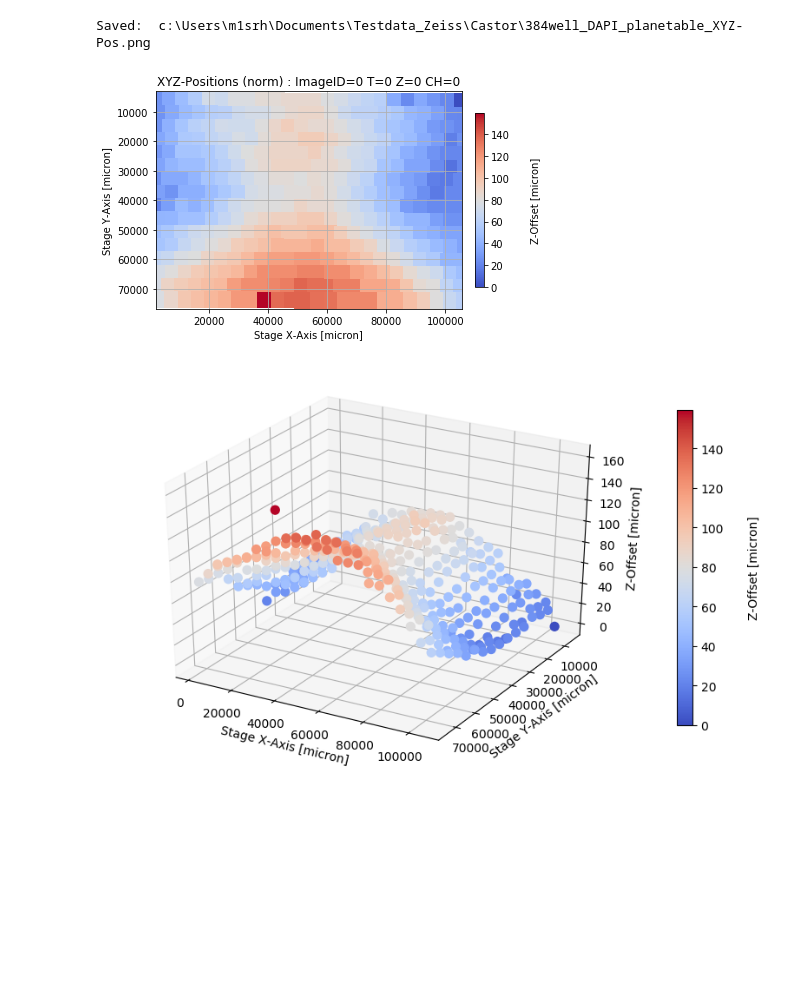
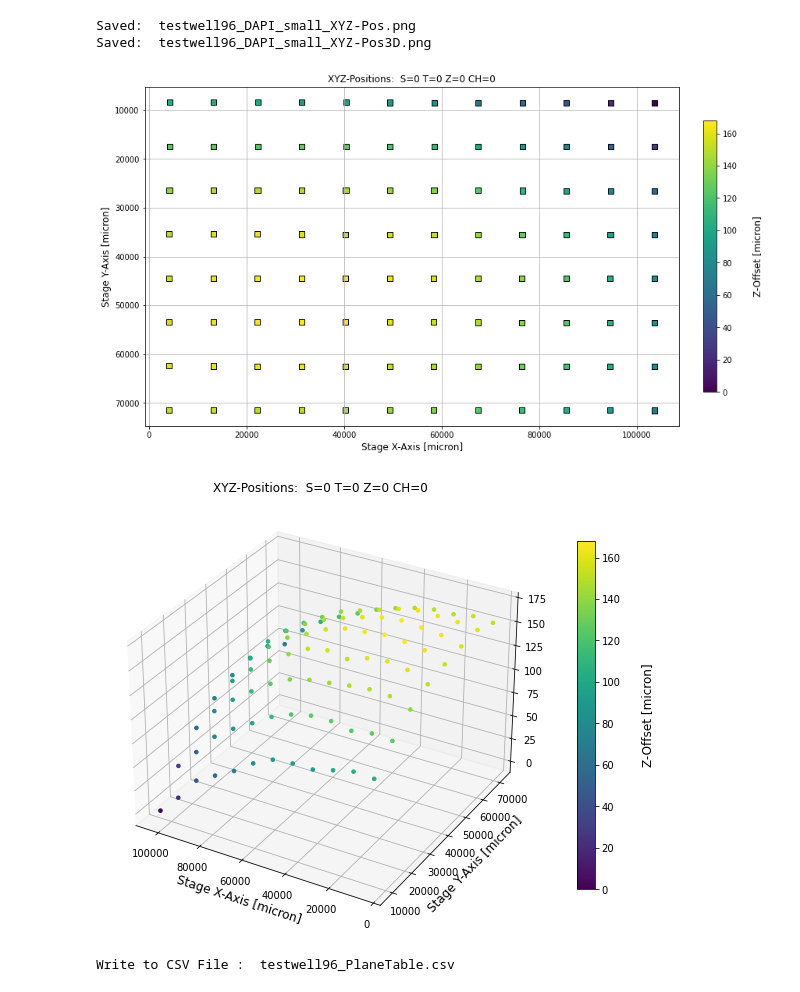
Before and after one commit to zeiss-microscopy/OAD, a Jupyter notebook: jupyter_notebooks/DisplayZsurface/Display_Z-Surface_from_Image.ipynb, the cells around one changed output. Saved outputs shown, nothing was run; the diff lists cells and outputs as text; code cells hidden in the pictures; blank space fills up the shorter version.

```diff
--- a/jupyter_notebooks/DisplayZsurface/Display_Z-Surface_from_Image.ipynb
+++ b/jupyter_notebooks/DisplayZsurface/Display_Z-Surface_from_Image.ipynb
@@ -61,18 +265,61 @@ planetable[:10]
-# %%
-# define name for figure to be saved (only the 1st figure will be saved)
-figuresavename = os.path.splitext(filenamecsv)[0] + '_XYZ-Pos' + '.' + saveformat
-
-# display the XYZ positions
-fig1, fig2 = bf.scatterplot(planetable,
-                            ImageID=0,
-                            T=0,
-                            CH=0,
-                            Z=0,
-                            size=250,
-                            savefigure=savefigure,
-                            figsavename=figuresavename,
-                            showsurface=surface)
-# %% [output]
-Saved:  c:\Users\m1srh\Documents\Testdata_Zeiss\Castor\384well_DAPI_planetable_XYZ-Pos.png
-[figure, removed]
-[figure, removed]
+# %%
+# define the plot type and output type
+plot_type = 'mpl'
+separator = ';'
+
+if plot_type == 'mpl':
+    saveformat = 'png'
+if plot_type == 'html':
+    saveformat = 'html'
+
+# define plot parameters
+msz2d=50
+msz3d=50
+normz=True
+
+# define name for figure to be saved
+filename = os.path.basename(filepath)
+fig1savename = os.path.splitext(filename)[0] + '_XYZ-Pos' + '.' + saveformat
+fig2savename = os.path.splitext(filename)[0] + '_XYZ-Pos3D' + '.' + saveformat
+# %%
+if plot_type == 'mpl':
+    # display the XYZ positions using matplotlib
+    fig1, fig2 = vt.scatterplot_mpl(planetable_filtered,
+                                    S=S, T=T, Z=Z, C=C,
+                                    msz2d=msz2d,
+                                    normz=normz,
+                                    fig1savename=fig1savename,
+                                    fig2savename=fig2savename,
+                                    msz3d=msz3d)
+    # show the figure
+    plt.show()
+
+###########################################################
+
+if plot_type == 'html':
+    # display the XYZ positions using plotly
+    fig1, fig2 = vt.scatterplot_plotly(planetable_filtered,
+                                       S=S, T=T, Z=Z, C=C,
+                                       msz2d=msz2d,
+                                       normz=normz,
+                                       fig1savename=fig1savename,
+                                       fig2savename=fig2savename,
+                                       msz3d=msz3d)
+
+    # show the plotly charts
+    plotly.offline.init_notebook_mode(connected=True)
+    plotly.offline.iplot(fig1, filename='surfacemap2d')
+    plotly.offline.iplot(fig2, filename='surfacemap3d')
+# %% [output]
+Saved:  testwell96_DAPI_small_XYZ-Pos.png
+Saved:  testwell96_DAPI_small_XYZ-Pos3D.png
+[figure, added]
+[figure, added]
+# %%
+# write the planetable to a csv
+print('Write to CSV File : ', filename)
+csvfile = czt.save_planetable(planetable, filename,
+                              separator=separator,
+                              index=False)
+# %% [output]
+Write to CSV File :  testwell96_PlaneTable.csv
```
Also changed, not shown: parts of 9 cells of this notebook, 10 other files.
